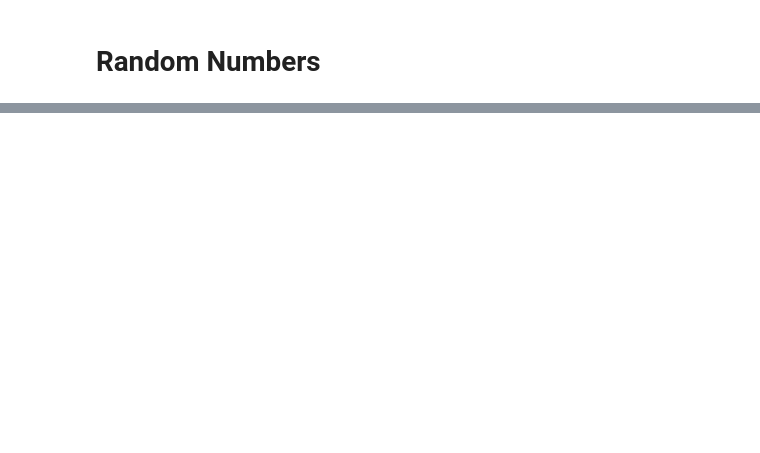
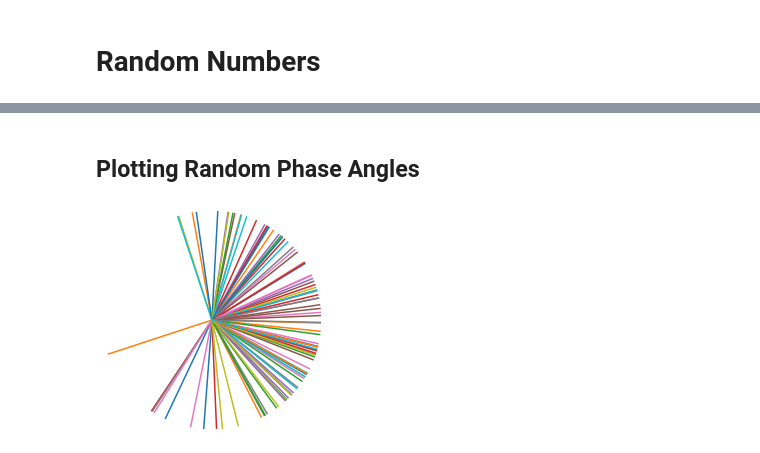
Before and after one commit to ccentola/python-math, a Jupyter notebook: notebooks/8-Trigonometry/08.01_random_numbers.ipynb, the cells around one changed output, grey strips where cells are left out. Saved outputs shown, nothing was run; the diff lists cells and outputs as text; code cells hidden in the pictures; blank space fills up the shorter version.

```diff
--- a/notebooks/8-Trigonometry/08.01_random_numbers.ipynb
+++ b/notebooks/8-Trigonometry/08.01_random_numbers.ipynb
@@ -89,0 +90,14 @@ The distribution has a mean of 15.000000000000004 and an sd of 4.3
+# %% [markdown]
+## Plotting Random Phase Angles
+# %%
+angs = np.random.randn(100)
+
+for i in angs:
+    plt.plot([0,np.cos(i)],[0,np.sin(i)])
+
+plt.axis('square')
+plt.axis([-1,1,-1,1])
+plt.axis('off')
+plt.show()
+# %% [output]
+[figure, added]
```
Also changed, not shown: parts of 7 cells of this notebook, 2 other files.
